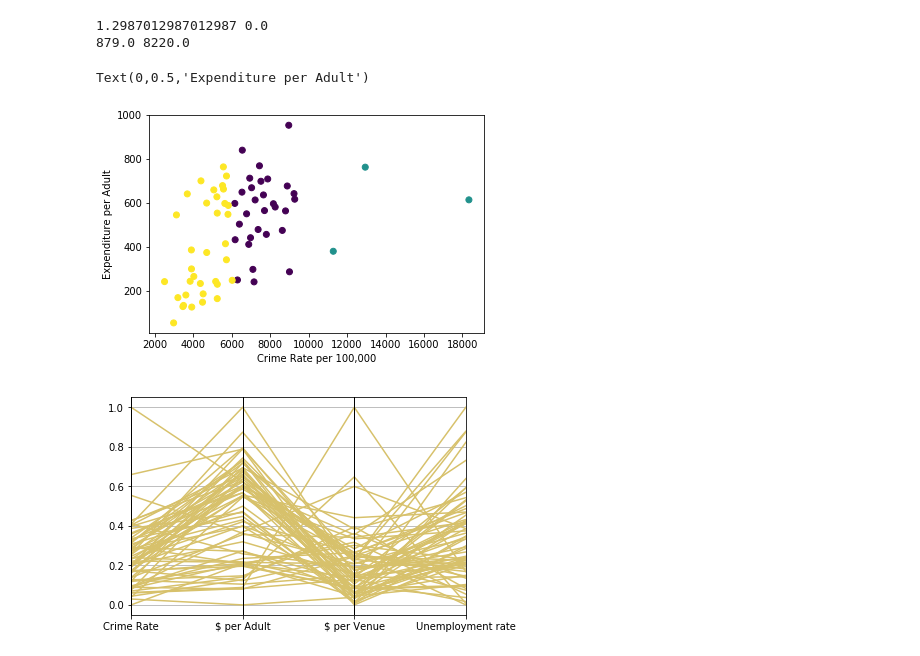
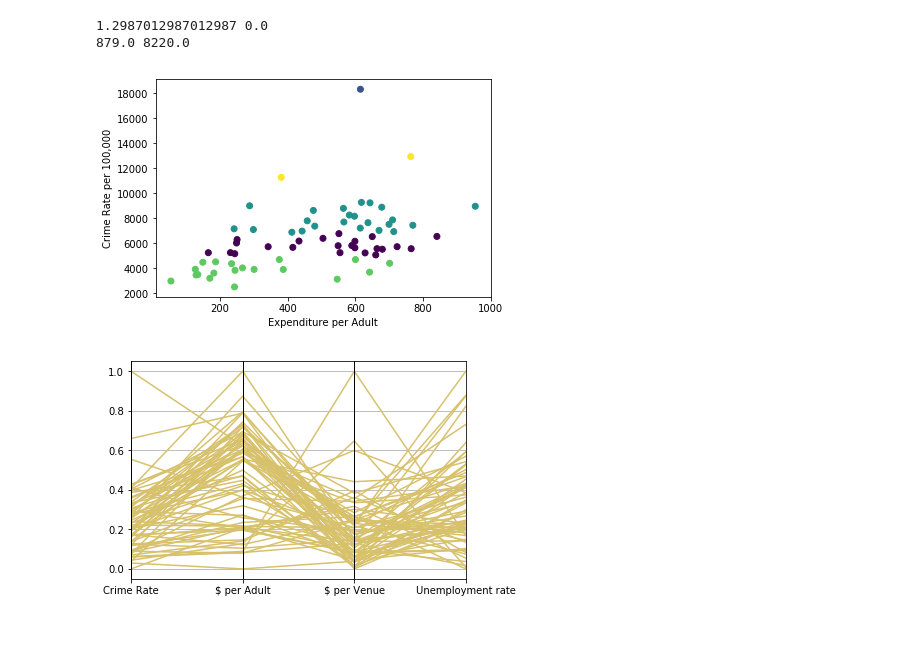
Before and after one commit to isubasinghe/COMP20008-ass1, a Jupyter notebook: phase2_4/phase_2.ipynb, the cells around one changed output. Cells and saved outputs as stored; diff of their text form; code cells hidden in the pictures.

```diff
--- a/phase2_4/phase_2.ipynb
+++ b/phase2_4/phase_2.ipynb
@@ -259,15 +259,15 @@ df['Unemployment rate '] = df['Unemployment rate '].apply(lambda x: np.nan if '-
 df = df.dropna()
 df = df[['rate', 'lga', 'DIS Score ', 'per Venue 2017', 'per Adult 2017', 'Unemployment rate ']]
 # %%
-mat = df[[ 'rate', 'DIS Score ', 'per Adult 2017', 'Unemployment rate ']].as_matrix()
-kmeans = KMeans(n_clusters=3, random_state=0).fit(mat)
-plt.scatter(df['rate'], df['per Adult 2017'], c=kmeans.labels_)
-plt.xlabel('Crime Rate per 100,000')
-plt.ylabel('Expenditure per Adult')
-plt.
+mat = df[[ 'rate', 'per Adult 2017',]].as_matrix()
+kmeans = KMeans(n_clusters=5, random_state=0).fit(mat)
+plt.scatter(df['per Adult 2017'],df['rate'], c=kmeans.labels_)
+plt.ylabel('Crime Rate per 100,000')
+plt.xlabel('Expenditure per Adult')
+plt.savefig('kmeans.png', dpi=1080)
+plt.show()
 # %% [output]
-Text(0,0.5,'Expenditure per Adult')
-[figure, old version]
+[figure, new version]
 # %%
 def norm(df):
     df_min = df.min()
```
Also changed, not shown: 2 other files.
